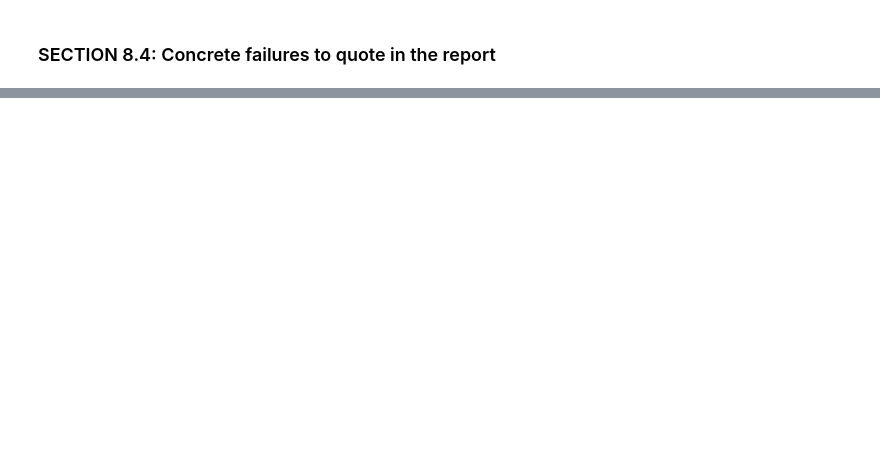
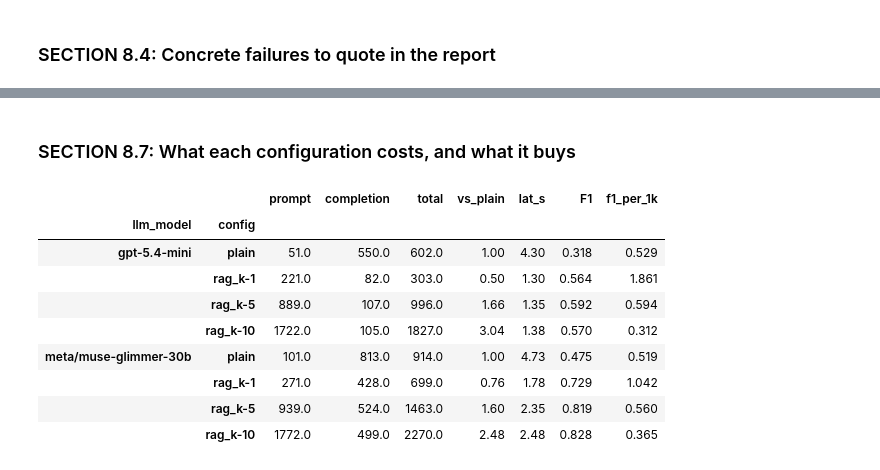
Before and after one commit to hectorslqm/RAG-Project, a Jupyter notebook: notebooks/coursework_rag.ipynb, the cells around one changed output, grey strips where cells are left out. Drawn from its saved outputs; the diff is of its cells as text; code cells hidden in the pictures; blank space fills up the shorter version.

```diff
--- a/notebooks/coursework_rag.ipynb
+++ b/notebooks/coursework_rag.ipynb
@@ -1383,0 +2173,15 @@ find_failure_examples(results_frame)
+# %% [markdown]
+### SECTION 8.7: What each configuration costs, and what it buys
+# %%
+cost_table(results_frame)
+# %% [output]
+|  |  | prompt | completion | total | vs_plain | lat_s | F1 | f1_per_1k |
+| llm_model | config |  |  |  |  |  |  |  |
+| gpt-5.4-mini | plain | 51.0 | 550.0 | 602.0 | 1.00 | 4.30 | 0.318 | 0.529 |
+|  | rag_k-1 | 221.0 | 82.0 | 303.0 | 0.50 | 1.30 | 0.564 | 1.861 |
+|  | rag_k-5 | 889.0 | 107.0 | 996.0 | 1.66 | 1.35 | 0.592 | 0.594 |
+|  | rag_k-10 | 1722.0 | 105.0 | 1827.0 | 3.04 | 1.38 | 0.570 | 0.312 |
+| meta/muse-glimmer-30b | plain | 101.0 | 813.0 | 914.0 | 1.00 | 4.73 | 0.475 | 0.519 |
+|  | rag_k-1 | 271.0 | 428.0 | 699.0 | 0.76 | 1.78 | 0.729 | 1.042 |
+|  | rag_k-5 | 939.0 | 524.0 | 1463.0 | 1.60 | 2.35 | 0.819 | 0.560 |
+|  | rag_k-10 | 1772.0 | 499.0 | 2270.0 | 2.48 | 2.48 | 0.828 | 0.365 |
```
Also changed, not shown: parts of 20 cells of this notebook, 1 other file.
